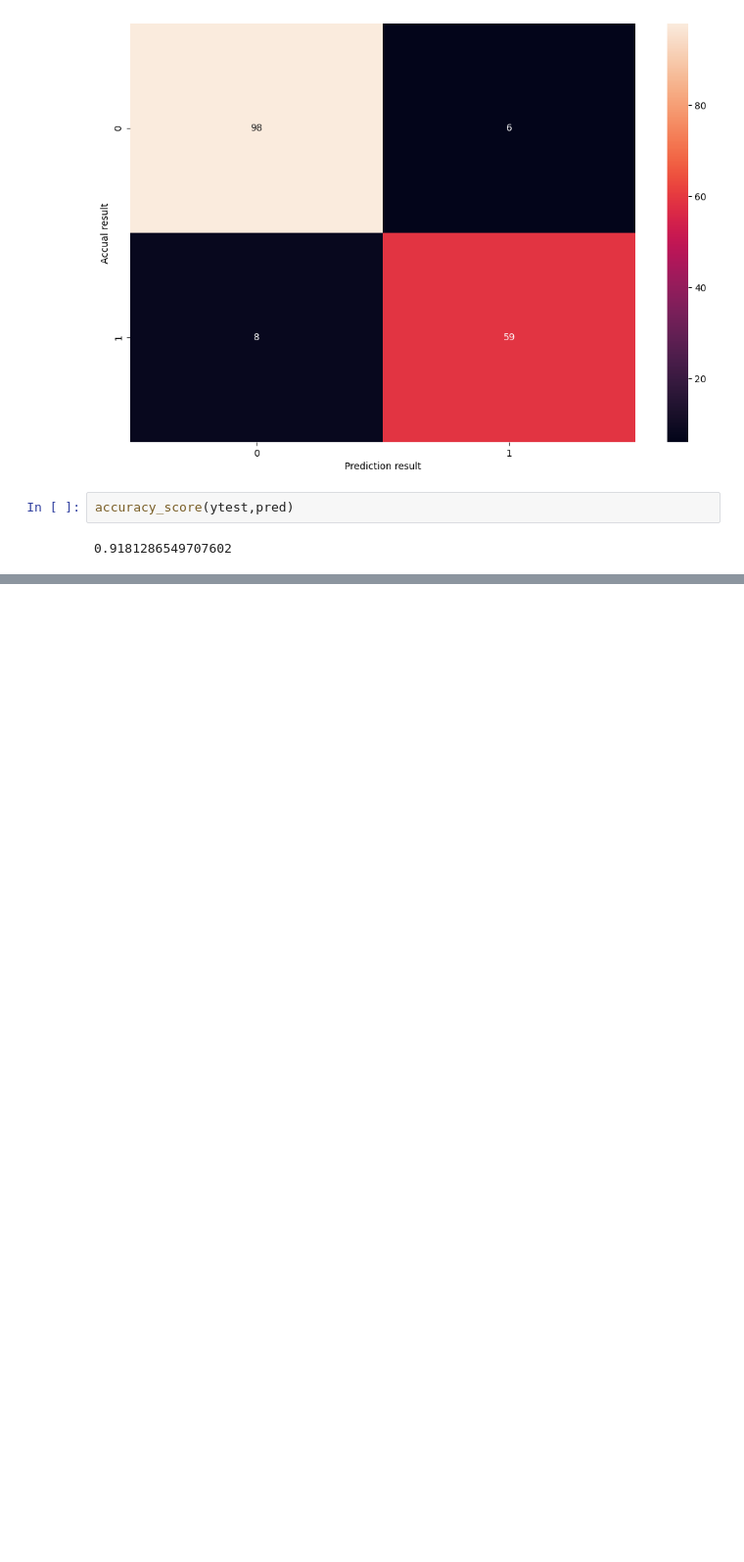
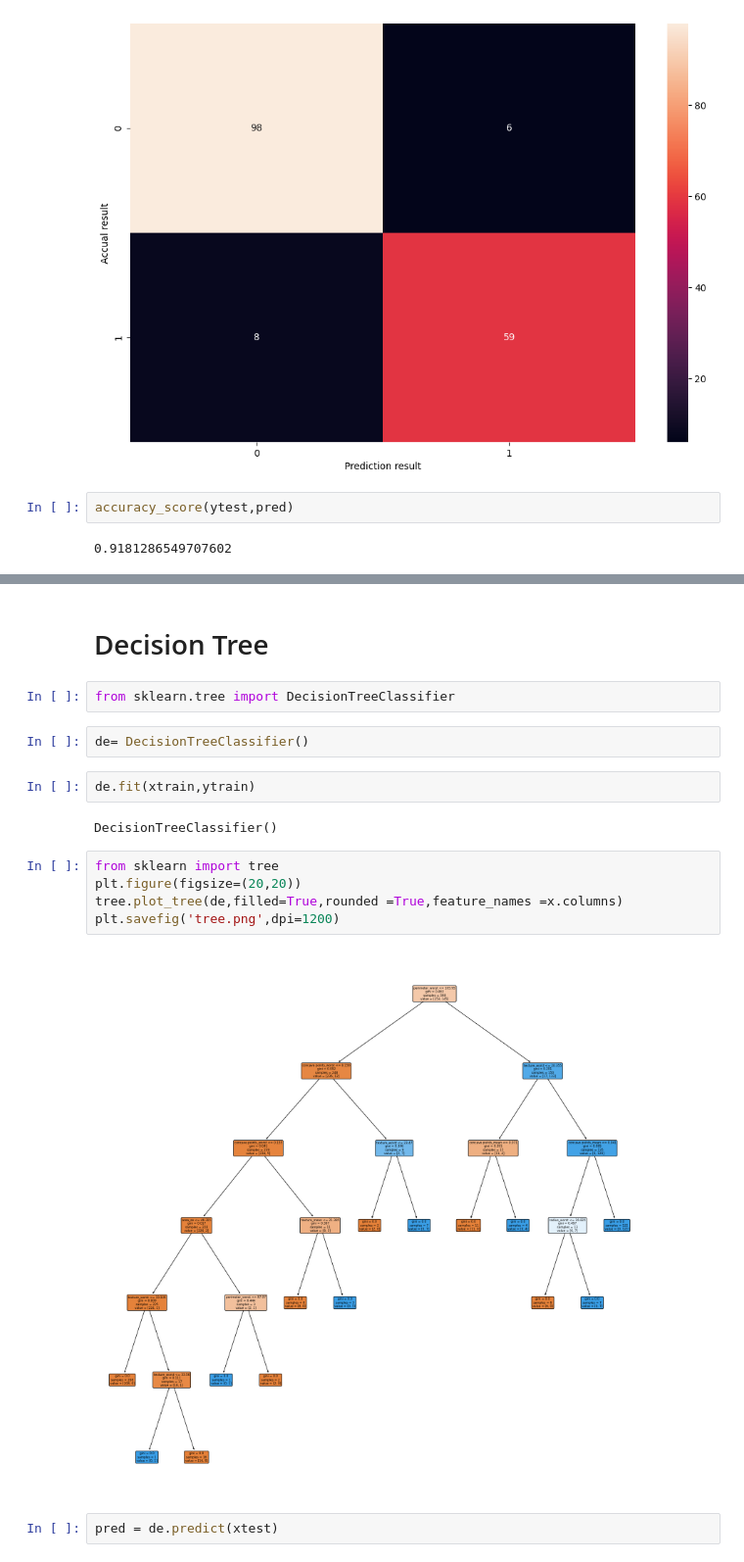
Before and after one commit to jarinraya02/Machine_Learning_Course, a Jupyter notebook: Assignment 3/Class 7_KNN Classification.ipynb, the cells around one changed output, grey strips where cells are left out. Shown at 98% size. Drawn from its saved outputs; the diff is of its cells as text; blank space fills up the shorter version.

```diff
--- a/Assignment 3/Class 7_KNN Classification.ipynb
+++ b/Assignment 3/Class 7_KNN Classification.ipynb
@@ -257,0 +257,19 @@ ne_disp = RocCurveDisplay.from_estimator(ne, xtest, ytest)
+# %% [markdown]
+# Decision Tree
+# %%
+from sklearn.tree import DecisionTreeClassifier
+# %%
+de= DecisionTreeClassifier()
+# %%
+de.fit(xtrain,ytrain)
+# %% [output]
+DecisionTreeClassifier()
+# %%
+from sklearn import tree
+plt.figure(figsize=(20,20))
+tree.plot_tree(de,filled=True,rounded =True,feature_names =x.columns)
+plt.savefig('tree.png',dpi=1200)
+# %% [output]
+[figure, added]
+# %%
+pred = de.predict(xtest)
```
Also changed, not shown: parts of 17 cells of this notebook, 1 other file.
